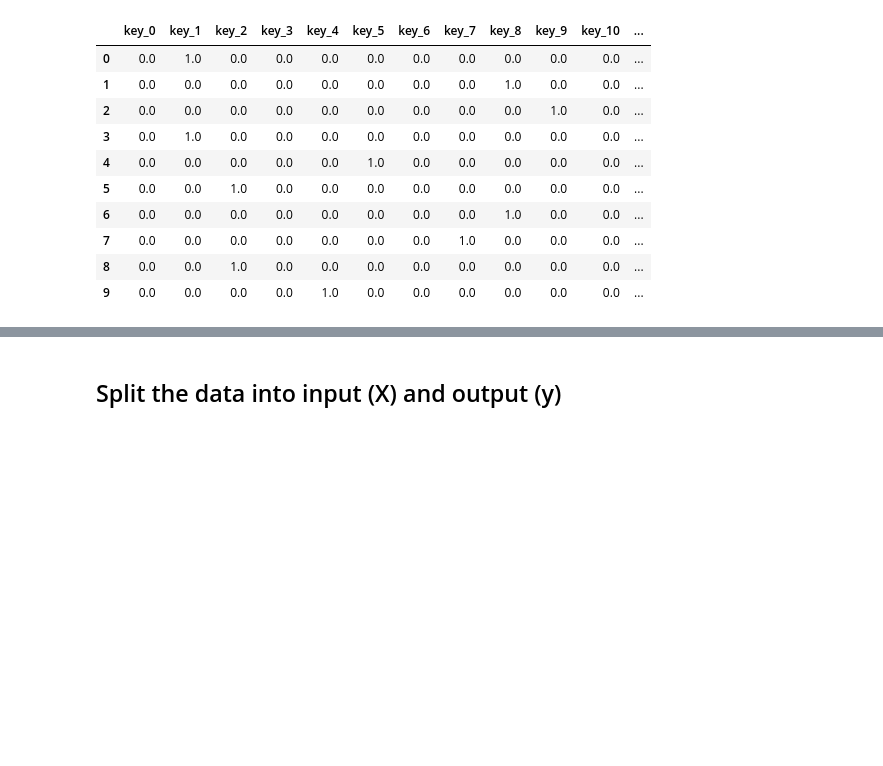
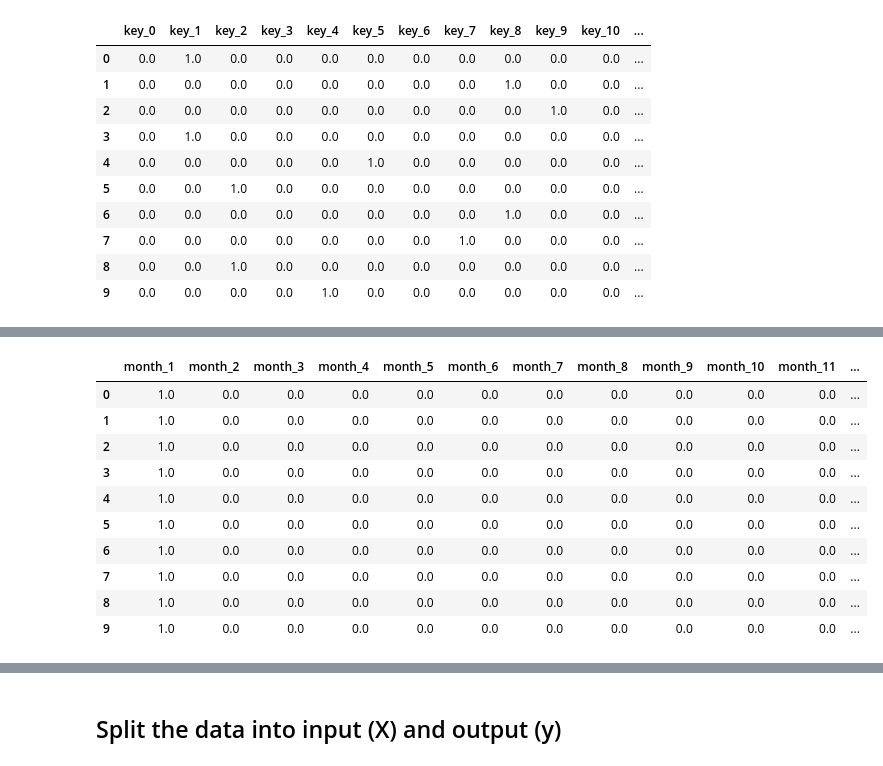
Before and after one commit to fa7i3/Danceability-for-Spotify-Songs, a Jupyter notebook: Machine_Learning_Model/machine_learning_models.ipynb, the cells around one changed output, grey strips where cells are left out. Drawn from its saved outputs; the diff is of its cells as text; code cells hidden in the pictures; blank space fills up the shorter version.

```diff
--- a/Machine_Learning_Model/machine_learning_models.ipynb
+++ b/Machine_Learning_Model/machine_learning_models.ipynb
@@ -189,0 +209,21 @@ spotify_df.head(10)
+# %%
+# Encoding the month column
+
+# Fit the encoder and produce encoded Dataframe
+encode_df = pd.DataFrame(enc.fit_transform(spotify_df.month.values.reshape(-1,1)))
+
+# Rename encoded columns
+encode_df.columns = enc.get_feature_names_out(['month'])
+encode_df.head(10)
+# %% [output]
+|  | month_1 | month_2 | month_3 | month_4 | month_5 | month_6 | month_7 | month_8 | month_9 | month_10 | month_11 | ... |
+| 0 | 1.0 | 0.0 | 0.0 | 0.0 | 0.0 | 0.0 | 0.0 | 0.0 | 0.0 | 0.0 | 0.0 | ... |
+| 1 | 1.0 | 0.0 | 0.0 | 0.0 | 0.0 | 0.0 | 0.0 | 0.0 | 0.0 | 0.0 | 0.0 | ... |
+| 2 | 1.0 | 0.0 | 0.0 | 0.0 | 0.0 | 0.0 | 0.0 | 0.0 | 0.0 | 0.0 | 0.0 | ... |
+| 3 | 1.0 | 0.0 | 0.0 | 0.0 | 0.0 | 0.0 | 0.0 | 0.0 | 0.0 | 0.0 | 0.0 | ... |
+| 4 | 1.0 | 0.0 | 0.0 | 0.0 | 0.0 | 0.0 | 0.0 | 0.0 | 0.0 | 0.0 | 0.0 | ... |
+| 5 | 1.0 | 0.0 | 0.0 | 0.0 | 0.0 | 0.0 | 0.0 | 0.0 | 0.0 | 0.0 | 0.0 | ... |
+| 6 | 1.0 | 0.0 | 0.0 | 0.0 | 0.0 | 0.0 | 0.0 | 0.0 | 0.0 | 0.0 | 0.0 | ... |
+| 7 | 1.0 | 0.0 | 0.0 | 0.0 | 0.0 | 0.0 | 0.0 | 0.0 | 0.0 | 0.0 | 0.0 | ... |
+| 8 | 1.0 | 0.0 | 0.0 | 0.0 | 0.0 | 0.0 | 0.0 | 0.0 | 0.0 | 0.0 | 0.0 | ... |
+| 9 | 1.0 | 0.0 | 0.0 | 0.0 | 0.0 | 0.0 | 0.0 | 0.0 | 0.0 | 0.0 | 0.0 | ... |
```
Also changed, not shown: parts of 25 cells of this notebook, 4 other files.
